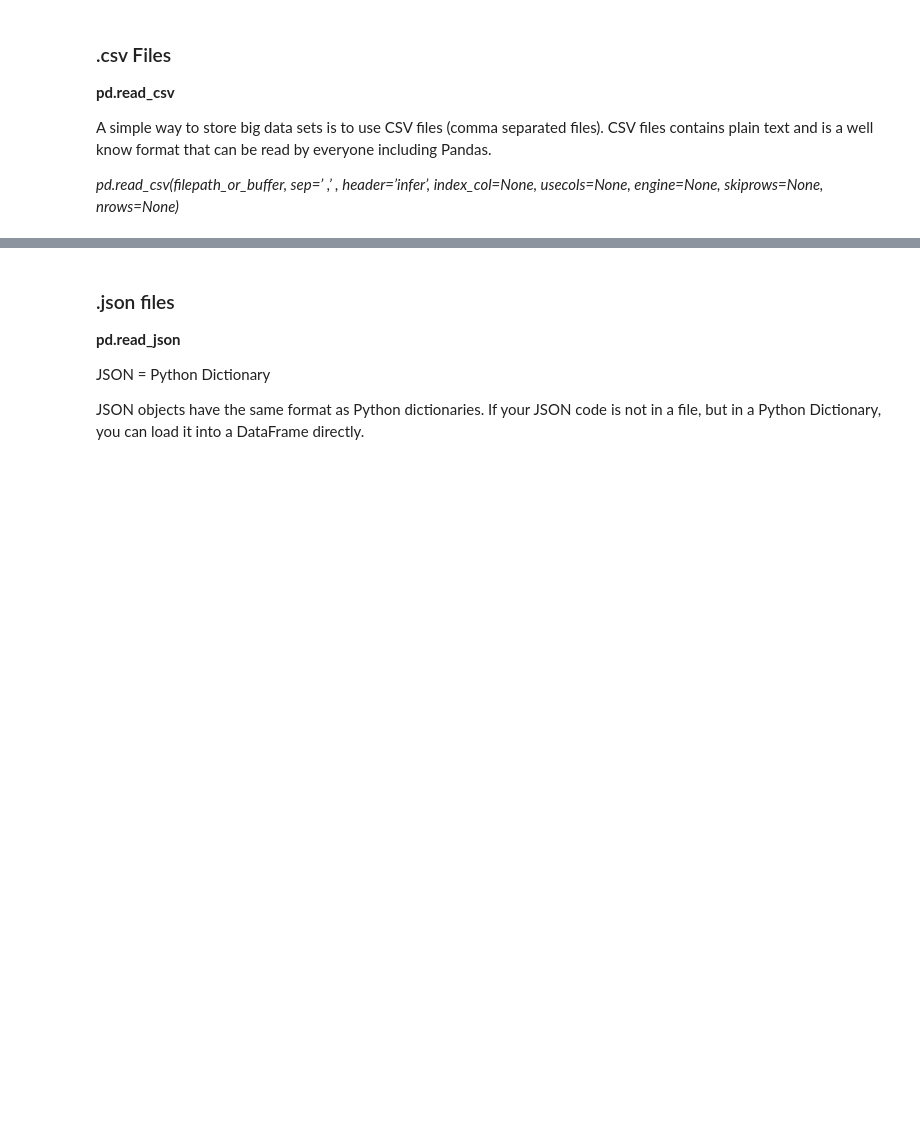
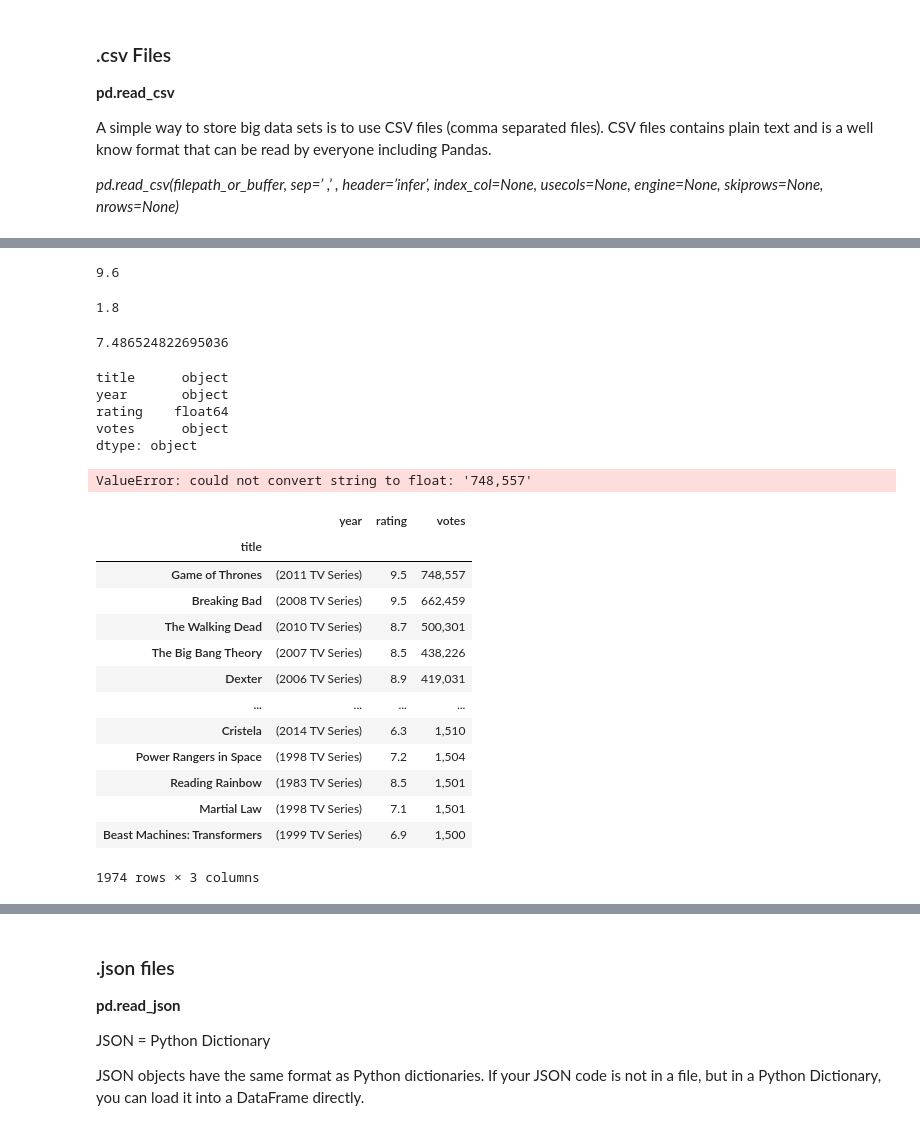
Before and after one commit to Mr-Kesh/INFO2201_SummerNotes, a Jupyter notebook: Week 5/w5d1_pandas_students.ipynb, the cells around one changed output, grey strips where cells are left out. Cells and saved outputs as stored; diff of their text form; code cells hidden in the pictures; blank space fills up the shorter version.

```diff
--- a/Week 5/w5d1_pandas_students.ipynb
+++ b/Week 5/w5d1_pandas_students.ipynb
@@ -241,2 +286,6 @@ FileNotFoundError: [Errno 2] No such file or directory: 'tv_shows.csv'
 # %%
 #only import the columns ["title", "year", "rating", "votes"]
+
+df3 = pd.read_csv('tv_shows.csv', usecols = ["title", "year", "rating", "votes"])
+
+df3.head()
@@ -243,13 +299,57 @@ FileNotFoundError: [Errno 2] No such file or directory: 'tv_shows.csv'
 # %%
 #what is the maximum rating?
+
+df3['rating'].max()
+# %% [output]
+9.6
 # %%
 #what is the minimum rating?
+
+df3['rating'].min()
+# %% [output]
+1.8
 # %%
 #find the avg of all of the ratings
+
+avgNum = df3['rating'].mean()
+avgNum
+# %% [output]
+7.486524822695036
 # %%
 #what data types of the dataframe?
+
+df3.dtypes
+# %% [output]
+title      object
+year       object
+rating    float64
+votes      object
+dtype: object
 # %%
 #can you change the datatype of votes?
+
+df3['votes'] = df3['votes'].astype('float')
+# %% [output]
+ValueError: could not convert string to float: '748,557'
 # %%
 #set the index to be the names of the tv show
+
+df4 = df3.set_index('title')
+
+df4
+# %% [output]
+|  | year | rating | votes |
+| title |  |  |  |
+| Game of Thrones | (2011 TV Series) | 9.5 | 748,557 |
+| Breaking Bad | (2008 TV Series) | 9.5 | 662,459 |
+| The Walking Dead | (2010 TV Series) | 8.7 | 500,301 |
+| The Big Bang Theory | (2007 TV Series) | 8.5 | 438,226 |
+| Dexter | (2006 TV Series) | 8.9 | 419,031 |
+| ... | ... | ... | ... |
+| Cristela | (2014 TV Series) | 6.3 | 1,510 |
+| Power Rangers in Space | (1998 TV Series) | 7.2 | 1,504 |
+| Reading Rainbow | (1983 TV Series) | 8.5 | 1,501 |
+| Martial Law | (1998 TV Series) | 7.1 | 1,501 |
+| Beast Machines: Transformers | (1999 TV Series) | 6.9 | 1,500 |
+1974 rows × 3 columns
 # %%
```
Also changed, not shown: parts of 17 cells of this notebook, 1 other file.
